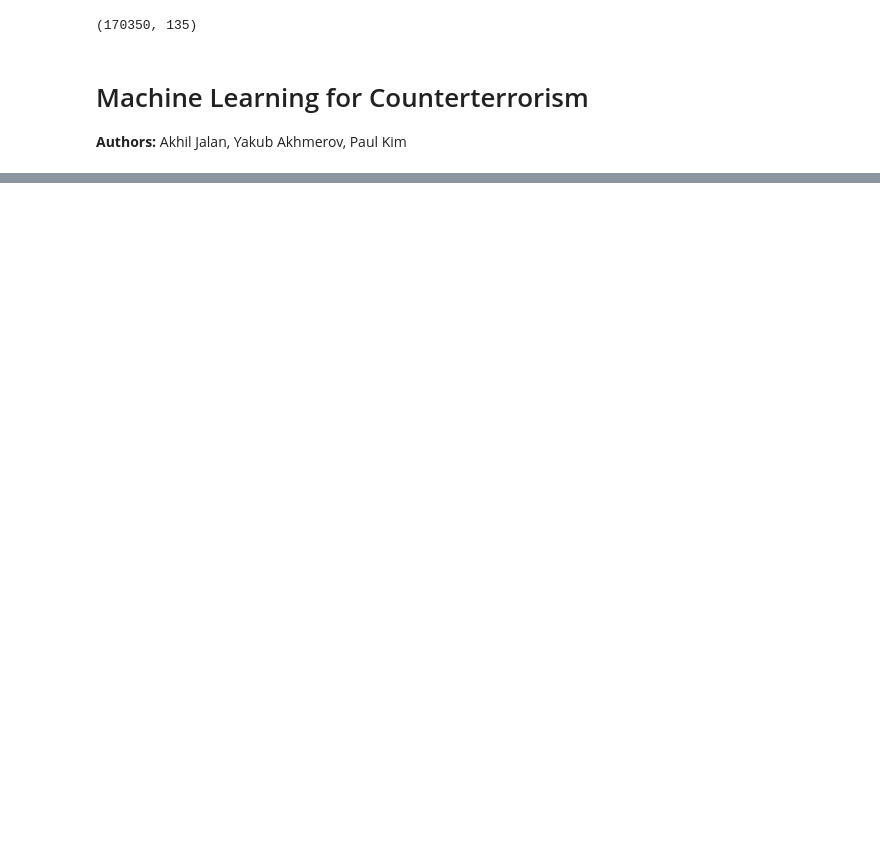
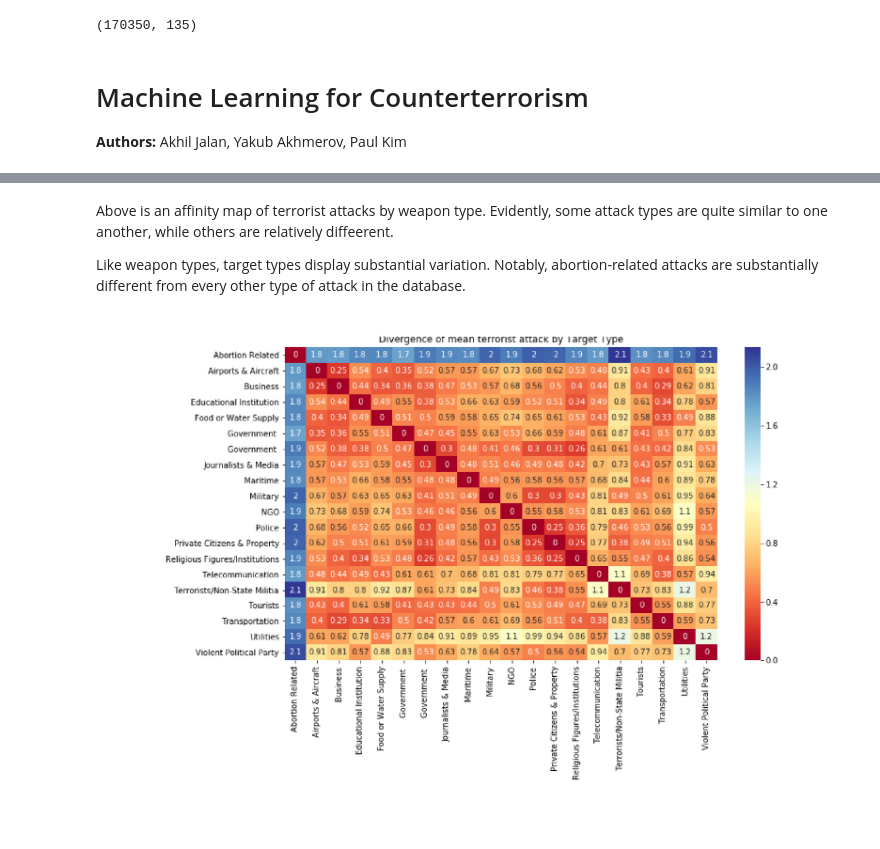
Before and after one commit to jacobakh/ML4CT, a Jupyter notebook: main.ipynb, the cells around one changed output, grey strips where cells are left out. Drawn from its saved outputs; the diff is of its cells as text; code cells hidden in the pictures; blank space fills up the shorter version.

```diff
--- a/main.ipynb
+++ b/main.ipynb
@@ -28,0 +77,8 @@ In order to
+# %% [markdown]
+Above is an affinity map of terrorist attacks by weapon type. Evidently, some attack types are quite similar to one another, while others are relatively diffeerent.
+
+Like weapon types, target types display substantial variation. Notably, abortion-related attacks are substantially different from every other type of attack in the database.
+# %%
+display_image('figures/all_targtype_heatmap.png')
+# %% [output]
+[figure, added]
```
Also changed, not shown: parts of 16 cells of this notebook.
